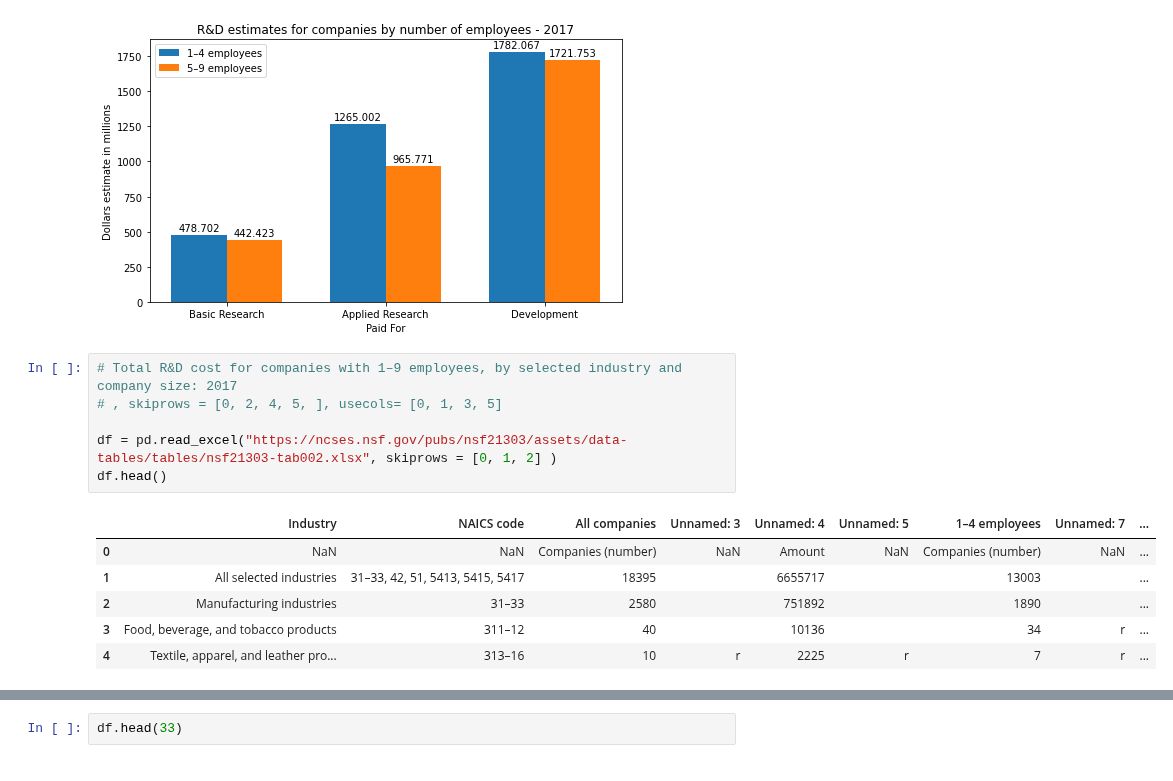
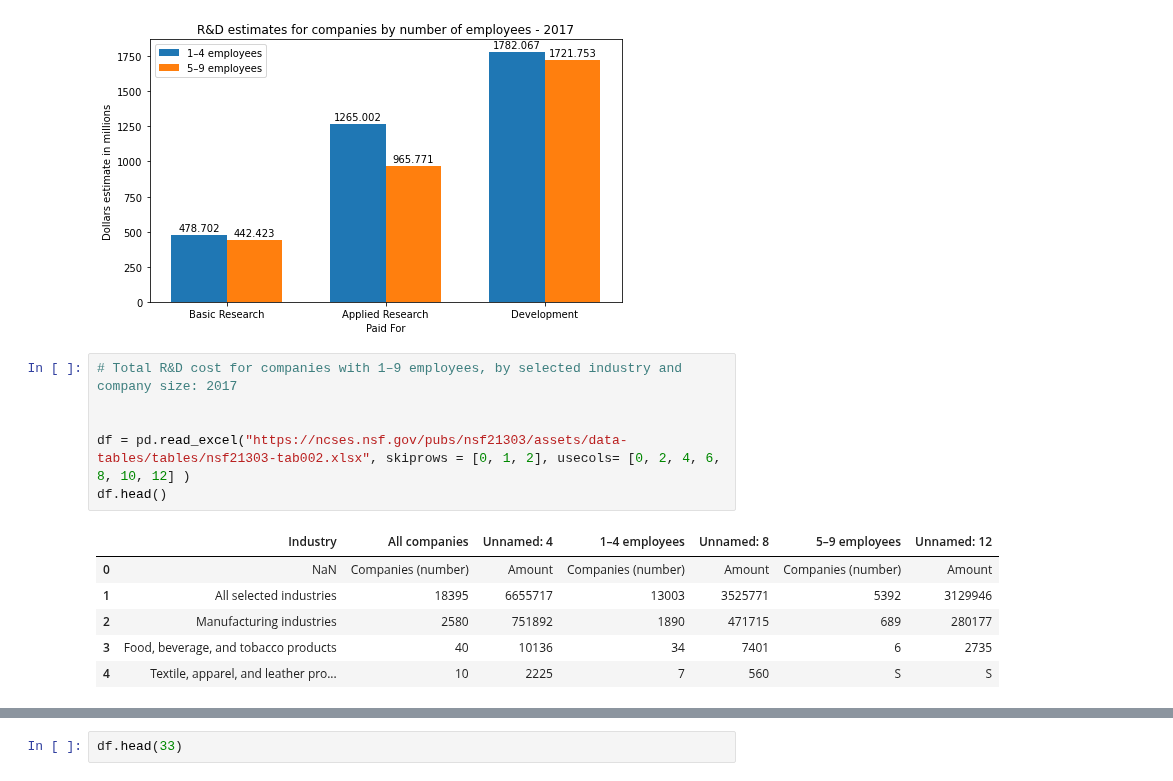
Before and after one commit to mulukenm/DataVisualization, a Jupyter notebook: ABS_Visualization.ipynb, the cells around one changed output, grey strips where cells are left out. Saved outputs shown, nothing was run; the diff lists cells and outputs as text.

```diff
--- a/ABS_Visualization.ipynb
+++ b/ABS_Visualization.ipynb
@@ -221,14 +221,14 @@ plt.show()
 [figure]
 # %%
 # Total R&D cost for companies with 1–9 employees, by selected industry and company size: 2017
-# , skiprows = [0, 2, 4, 5, ], usecols= [0, 1, 3, 5]
 
-df = pd.read_excel("https://ncses.nsf.gov/pubs/nsf21303/assets/data-tables/tables/nsf21303-tab002.xlsx", skiprows = [0, 1, 2] )
+
+df = pd.read_excel("https://ncses.nsf.gov/pubs/nsf21303/assets/data-tables/tables/nsf21303-tab002.xlsx", skiprows = [0, 1, 2], usecols= [0, 2, 4, 6, 8, 10, 12] )
 df.head()
 # %% [output]
-|  | Industry | NAICS code | All companies | Unnamed: 3 | Unnamed: 4 | Unnamed: 5 | 1–4 employees | Unnamed: 7 | ... |
-| 0 | NaN | NaN | Companies (number) | NaN | Amount | NaN | Companies (number) | NaN | ... |
-| 1 | All selected industries | 31–33, 42, 51, 5413, 5415, 5417 | 18395 |  | 6655717 |  | 13003 |  | ... |
-| 2 | Manufacturing industries | 31–33 | 2580 |  | 751892 |  | 1890 |  | ... |
-| 3 | Food, beverage, and tobacco products | 311–12 | 40 |  | 10136 |  | 34 | r | ... |
-| 4 | Textile, apparel, and leather pro... | 313–16 | 10 | r | 2225 | r | 7 | r | ... |
+|  | Industry | All companies | Unnamed: 4 | 1–4 employees | Unnamed: 8 | 5–9 employees | Unnamed: 12 |
+| 0 | NaN | Companies (number) | Amount | Companies (number) | Amount | Companies (number) | Amount |
+| 1 | All selected industries | 18395 | 6655717 | 13003 | 3525771 | 5392 | 3129946 |
+| 2 | Manufacturing industries | 2580 | 751892 | 1890 | 471715 | 689 | 280177 |
+| 3 | Food, beverage, and tobacco products | 40 | 10136 | 34 | 7401 | 6 | 2735 |
+| 4 | Textile, apparel, and leather pro... | 10 | 2225 | 7 | 560 | S | S |
```
Also changed, not shown: parts of 8 cells of this notebook.
